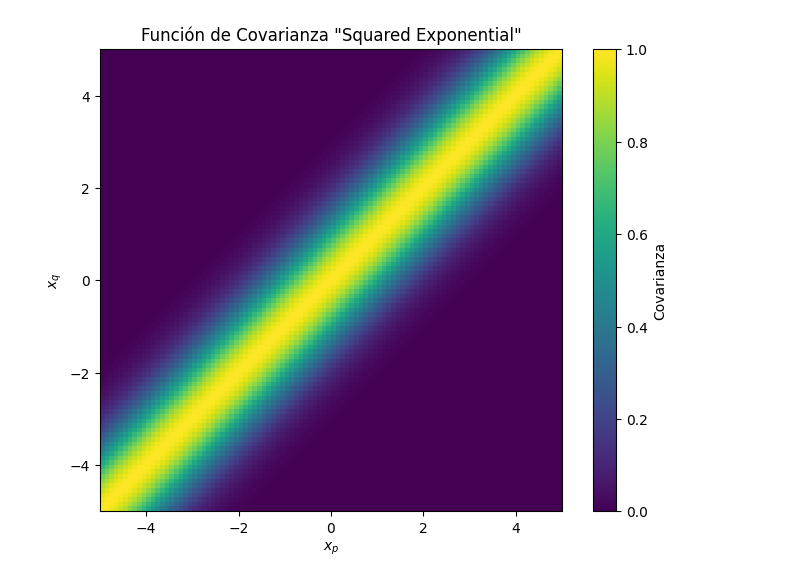
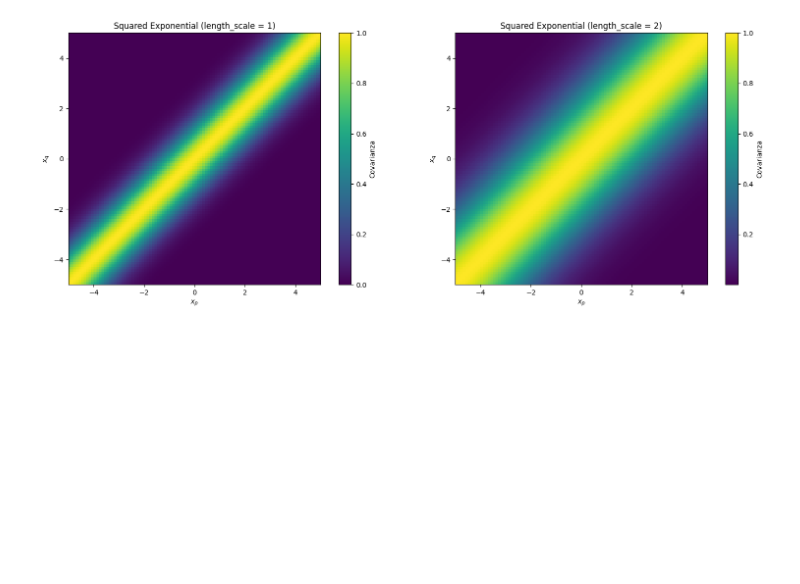
Before and after one commit to alunram/TFG, a Jupyter notebook: Gráfico Squared Exponential/SquaredExponential_img_ap_2_2.ipynb, the cells around one changed output. Drawn from its saved outputs; the diff is of its cells as text; code cells hidden in the pictures; blank space fills up the shorter version.

Commit message:
Actualizo de nuevo  el gráfico de la Squared Exponential

```diff
--- a/Gráfico Squared Exponential/SquaredExponential_img_ap_2_2.ipynb
+++ b/Gráfico Squared Exponential/SquaredExponential_img_ap_2_2.ipynb
@@ -1,26 +1,44 @@
 # %%
 import numpy as np
 import matplotlib.pyplot as plt
 
 # Calcula la función de covarianza entre x e y, con parámetro length_scale
-def squared_exponential_covariance(xp, xq):
+def squared_exponential_covariance(xp, xq, length_scale):
     sqdist = np.sum(xp**2, 1).reshape(-1, 1) + np.sum(xq**2, 1) - 2 * np.dot(xp, xq.T)
 
-    return np.exp(-0.5 * sqdist)
+    return np.exp(-0.5 / length_scale**2 * sqdist)
 
-# Define el espacio
+# Define el espacio: [-5,5] x [-5,5]
 x = np.linspace(-5, 5, 100).reshape(-1, 1)
 
-# Calcula la matriz de covarianza
-K = squared_exponential_covariance(x, x)
+# Calcula la matriz de covarianza para length_scale = 1
+length_scale_1 = 1
+K1 = squared_exponential_covariance(x, x, length_scale_1)
 
-# Dibuja el gráfico
-plt.figure(figsize=(8, 6))
-plt.imshow(K, extent=(-5, 5, -5, 5), origin='lower', cmap='viridis')
+# Calcula la matriz de covarianza para length_scale = 2
+length_scale_2 = 2
+K2 = squared_exponential_covariance(x, x, length_scale_2)
+
+# Dibuja los gráficos
+plt.figure(figsize=(16, 6))
+
+# Gráfico para length_scale = 1
+plt.subplot(1, 2, 1)
+plt.imshow(K1, extent=(-5, 5, -5, 5), origin='lower', cmap='viridis')
 plt.colorbar(label='Covarianza')
-plt.title('Función de Covarianza "Squared Exponential"')
+plt.title('Squared Exponential (length_scale = 1)')
 plt.xlabel(r'$x_p$')  # LaTeX syntax
 plt.ylabel(r'$x_q$')  # LaTeX syntax
+
+# Gráfico para length_scale = 2
+plt.subplot(1, 2, 2)
+plt.imshow(K2, extent=(-5, 5, -5, 5), origin='lower', cmap='viridis')
+plt.colorbar(label='Covarianza')
+plt.title('Squared Exponential (length_scale = 2)')
+plt.xlabel(r'$x_p$')  # LaTeX syntax
+plt.ylabel(r'$x_q$')  # LaTeX syntax
+
+plt.tight_layout()
 plt.show()
 # %% [output]
-[figure, old version]
+[figure, new version]
```
